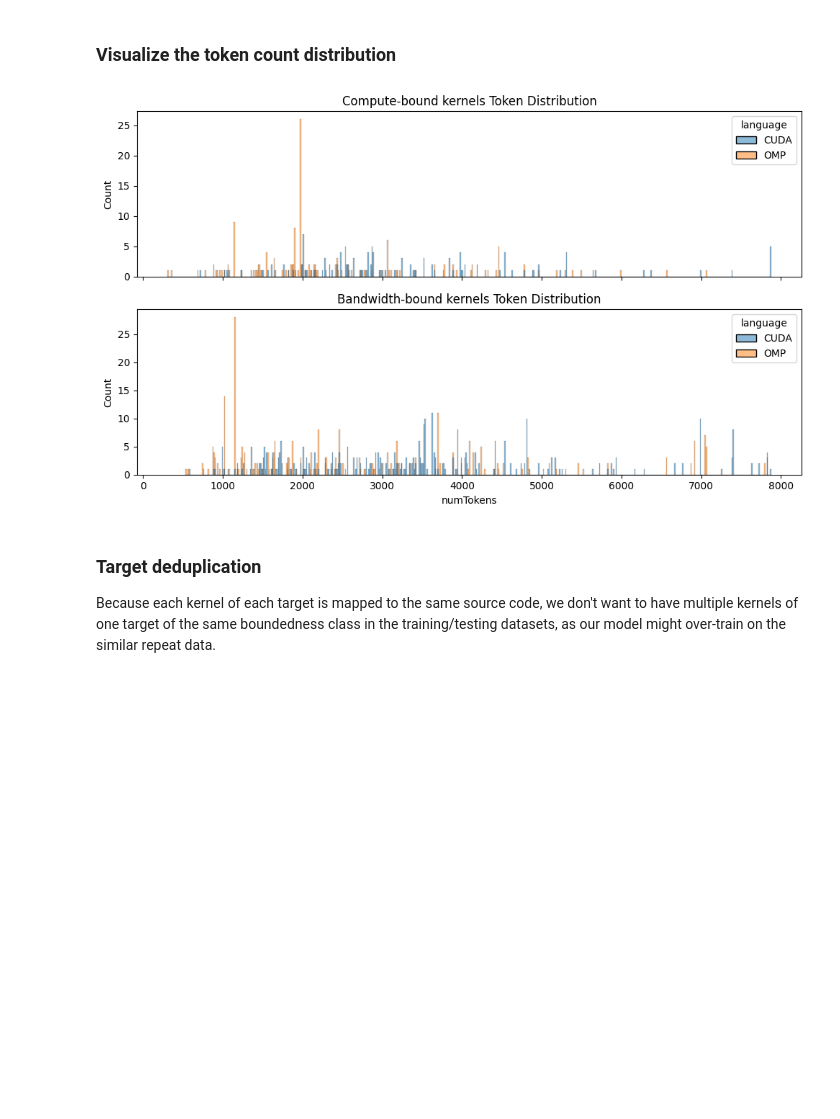
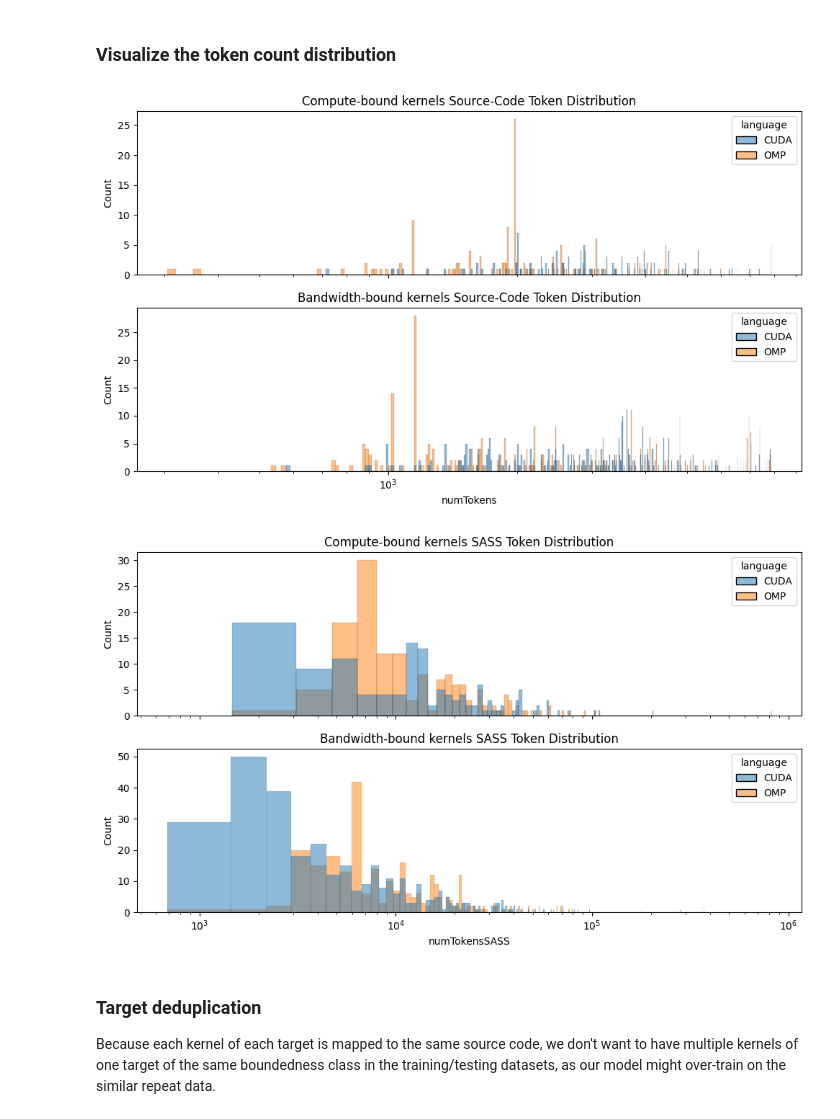
Before and after one commit to Scientific-Computing-Lab/ParallelCodeEstimation, a Jupyter notebook: dataset-gen/createTrainingDataset.ipynb, the cells around one changed output. Saved outputs shown, nothing was run; the diff lists cells and outputs as text; code cells hidden in the pictures; blank space fills up the shorter version.

```diff
--- a/dataset-gen/createTrainingDataset.ipynb
+++ b/dataset-gen/createTrainingDataset.ipynb
@@ -98,6 +83,7 @@ Search the scraped kernels for their source code -- quantify their token count a
 enc = tiktoken.encoding_for_model("gpt-4o-mini")
 # %%
 df['numTokens'] = -1
+df['numTokensSASS'] = -1
 df['kernelCode'] = ''
 df['kernelSASS'] = ''
 
@@ -119,6 +105,8 @@ for index, row in tqdm(df.iterrows(), total=df.shape[0]):
     kernelSASS, kernelCode = get_sass_and_source_from_scraped_codes(targetName, kernelName)
     encoded = enc.encode(kernelCode)
     df.iloc[index, df.columns.get_loc('numTokens')] = len(encoded)
+    encoded = enc.encode(kernelSASS)
+    df.iloc[index, df.columns.get_loc('numTokensSASS')] = len(encoded)
     df.iloc[index, df.columns.get_loc('kernelCode')] = kernelCode
     df.iloc[index, df.columns.get_loc('kernelSASS')] = kernelSASS
 
@@ -456,26 +444,45 @@ tsa-omp                      1         1
 # %%
 
 #fig = px.histogram(df[df['isBB'] == 0], x="numTokens", color="language", marginal='rug', nbins=500, title='Compute-bound kernels Token Distribution')
 #fig.show()
 #fig = px.histogram(df[df['isBB'] == 1], x="numTokens", color="language", marginal='rug', nbins=500, title='Bandwidth-bound kernels Token Distribution')
 #fig.show()
 
 # Create subplots
 fig, axes = plt.subplots(2, 1, figsize=(10, 6), sharex=True)
 
 # Compute-bound kernels Token Distribution
 sns.histplot(data=df[df['isBB'] == 0], x="numTokens", hue="language", kde=False, bins=500, ax=axes[0])
-axes[0].set_title('Compute-bound kernels Token Distribution')
+axes[0].set_title('Compute-bound kernels Source-Code Token Distribution')
 
 # Bandwidth-bound kernels Token Distribution
 sns.histplot(data=df[df['isBB'] == 1], x="numTokens", hue="language", kde=False, bins=500, ax=axes[1])
-axes[1].set_title('Bandwidth-bound kernels Token Distribution')
+axes[1].set_title('Bandwidth-bound kernels Source-Code Token Distribution')
+
+axes[0].set_xscale('log')
+axes[1].set_xscale('log')
 
 # Adjust layout
 plt.tight_layout()
 plt.show()
+
+
+fig, axes = plt.subplots(2, 1, figsize=(10, 6), sharex=True)
+
+sns.histplot(data=df[df['isBB'] == 0], x="numTokensSASS", hue="language", kde=False, bins=500, ax=axes[0])
+axes[0].set_title('Compute-bound kernels SASS Token Distribution')
+sns.histplot(data=df[df['isBB'] == 1], x="numTokensSASS", hue="language", kde=False, bins=500, ax=axes[1])
+axes[1].set_title('Bandwidth-bound kernels SASS Token Distribution')
+
+axes[0].set_xscale('log')
+axes[1].set_xscale('log')
+
+# Adjust layout
+plt.tight_layout()
+plt.show()
 # %% [output]
-[figure, old version]
+[figure, new version]
+[figure, added]
 # %% [markdown]
 ### Target deduplication
 
```
Also changed, not shown: parts of 5 cells of this notebook, 2 other files.
